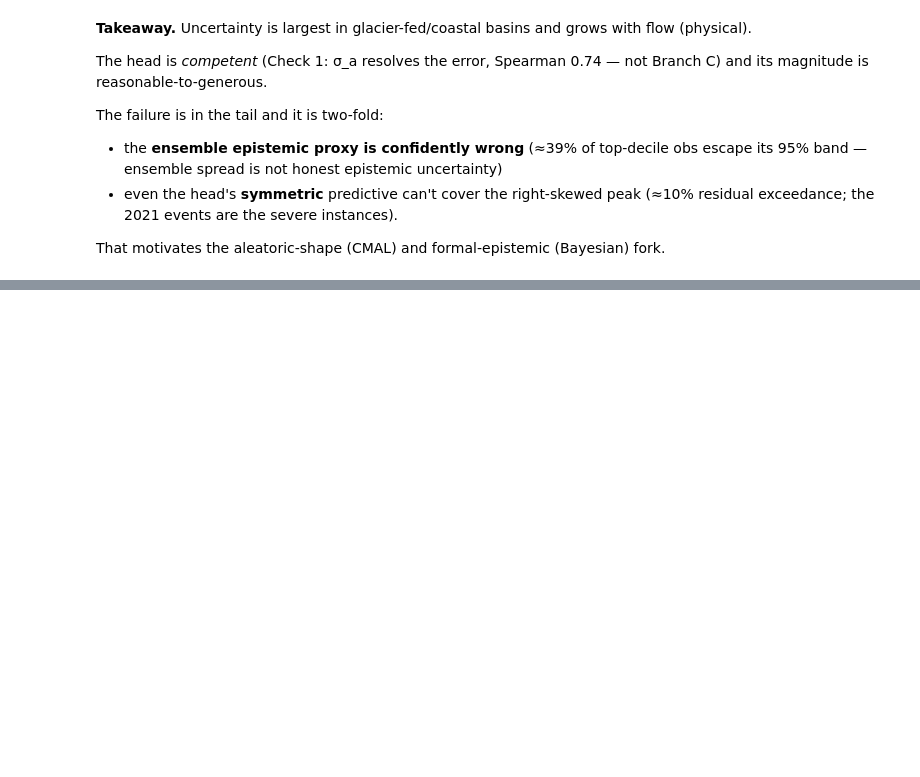
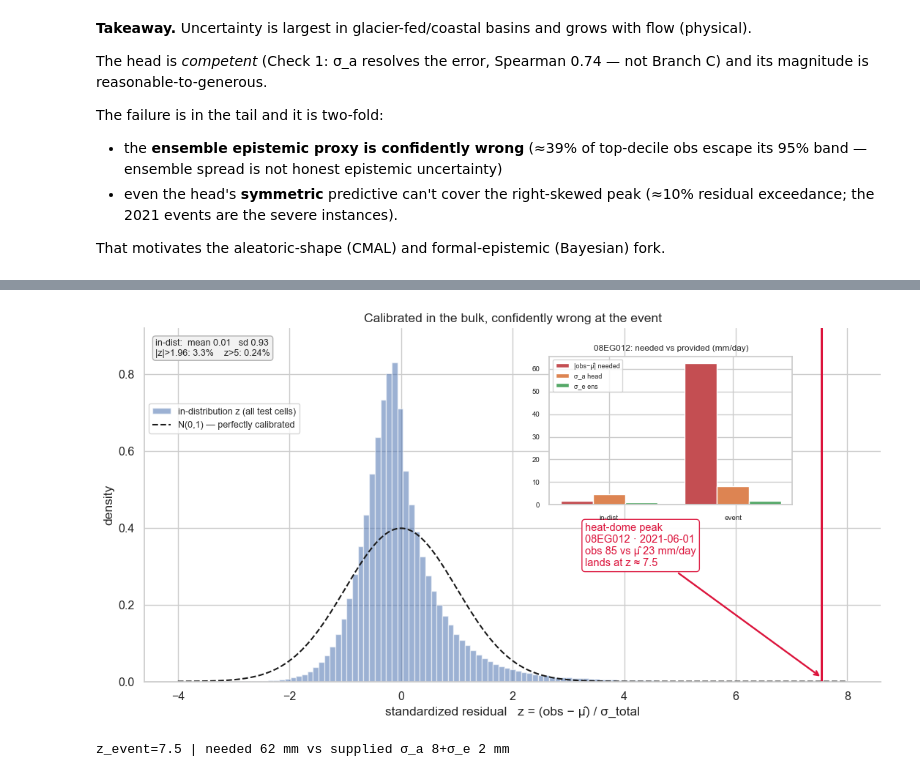
Before and after one commit to TWilson05/EA-LSTM-Streamflow, a Jupyter notebook: notebooks/EXP6_MVE_Calibration.ipynb, the cells around one changed output, grey strips where cells are left out. Saved outputs shown, nothing was run; the diff lists cells and outputs as text; code cells hidden in the pictures; blank space fills up the shorter version.

```diff
--- a/notebooks/EXP6_MVE_Calibration.ipynb
+++ b/notebooks/EXP6_MVE_Calibration.ipynb
@@ -402,0 +528,37 @@ That motivates the aleatoric-shape (CMAL) and formal-epistemic (Bayesian) fork.
+# %%
+# Cell: THE figure — z is unit-scale in-distribution, a far-tail spike at the event
+z = (y - mu) / sig_tot
+zt = z[test]; zt = zt[np.isfinite(zt)]
+STN, DAY = "08EG012", pd.Timestamp("2021-06-01")            # heat-dome peak, confidently-wrong cell
+j = int(np.where(stations == STN)[0][0]); i = int(np.where(dates == DAY)[0][0])
+z_ev = z[i, j]; m = test[:, j]
+
+fig, ax = plt.subplots(figsize=(11, 5.9))
+ax.hist(zt, bins=np.linspace(-4, 8, 120), density=True, color="#4c72b0", alpha=.55,
+        label="in-distribution z (all test cells)")
+xx = np.linspace(-4, 8, 400); ax.plot(xx, norm.pdf(xx), "k--", lw=1.5, label="N(0,1) — perfectly calibrated")
+ax.axvline(z_ev, color="crimson", lw=2.2)
+ax.annotate(f"heat-dome peak\n{STN} · {DAY.date()}\nobs {y[i,j]:.0f} vs μ̂ {mu[i,j]:.0f} mm/day\nlands at z ≈ {z_ev:.1f}",
+            xy=(z_ev, 0.010), xytext=(3.3, 0.30), fontsize=10.5, color="crimson", ha="left",
+            arrowprops=dict(arrowstyle="->", color="crimson", lw=1.7),
+            bbox=dict(boxstyle="round", fc="white", ec="crimson", alpha=.95))
+ax.text(0.015, 0.97, f"in-dist:  mean {zt.mean():.2f}   sd {zt.std():.2f}\n"
+        f"|z|>1.96: {100*np.mean(np.abs(zt)>1.96):.1f}%    z>5: {100*np.mean(zt>5):.2f}%",
+        transform=ax.transAxes, va="top", fontsize=9, bbox=dict(boxstyle="round", fc="0.95", ec="0.7"))
+ax.legend(loc="upper left", bbox_to_anchor=(0.0, 0.80), fontsize=9)
+ax.set(xlabel="standardized residual   z = (obs − μ̂) / σ_total", ylabel="density",
+       title="Calibrated in the bulk, confidently wrong at the event", ylim=(0, 0.92))
+# inset: tri-part signature — error to cover vs widths supplied, event vs in-distribution
+need_ev = abs(y[i, j] - mu[i, j])
+iax = ax.inset_axes([0.55, 0.50, 0.33, 0.42]); xb = np.arange(2); w = .26
+iax.bar(xb-w, [np.median(np.abs(y[m, j]-mu[m, j])), need_ev], w, color="#c44e52", label="|obs−μ̂| needed")
+iax.bar(xb,   [np.median(sig_a[m, j]), sig_a[i, j]], w, color="#dd8452", label="σ_a head")
+iax.bar(xb+w, [np.median(sig_e[m, j]), sig_e[i, j]], w, color="#55a868", label="σ_e ens")
+iax.set_xticks(xb); iax.set_xticklabels(["in-dist", "event"], fontsize=8)
+iax.set_title(f"{STN}: needed vs provided (mm/day)", fontsize=8.5)
+iax.tick_params(labelsize=7); iax.legend(fontsize=6.5, loc="upper left")
+sns.despine(fig); plt.tight_layout(); plt.show()
+print(f"z_event={z_ev:.1f} | needed {need_ev:.0f} mm vs supplied σ_a {sig_a[i,j]:.0f}+σ_e {sig_e[i,j]:.0f} mm")
+# %% [output]
+[figure, added]
+z_event=7.5 | needed 62 mm vs supplied σ_a 8+σ_e 2 mm
```
Also changed, not shown: parts of 5 cells of this notebook.
